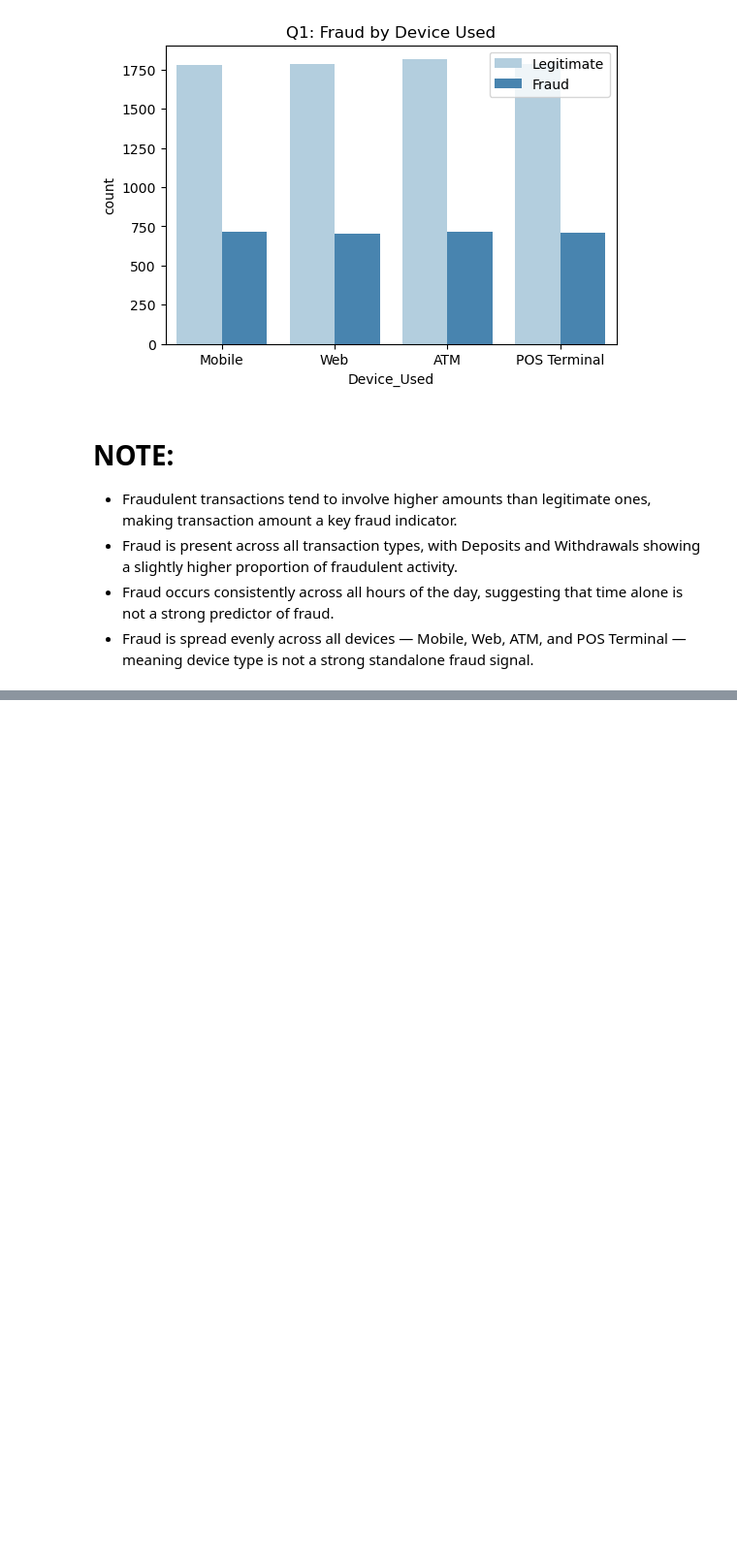
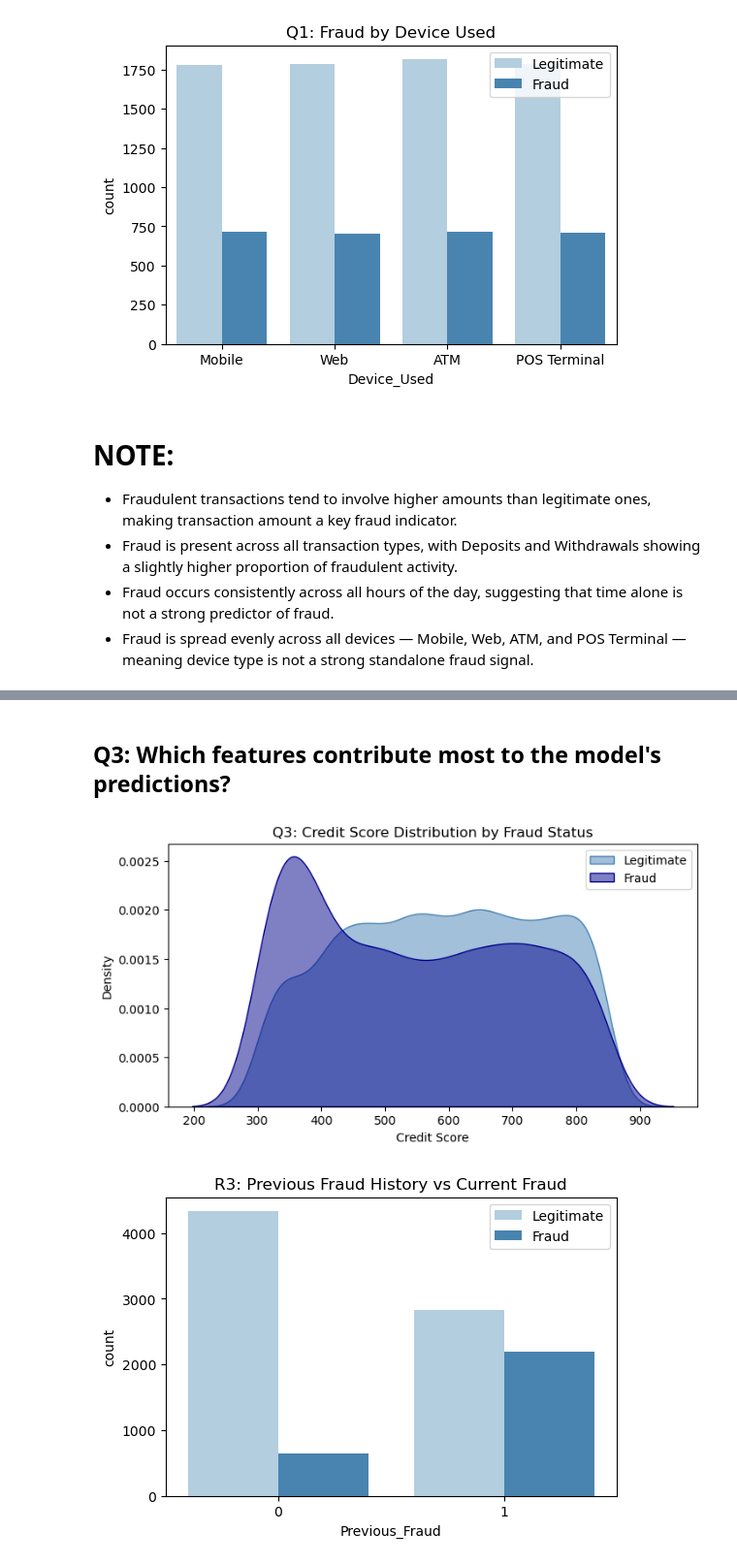
Before and after one commit to nduvawinnie/ai-powered-banking-fraud-detection-analysis, a Jupyter notebook: WINNIE_PROJECTS/new_banking_frauds.ipynb, the cells around one changed output, grey strips where cells are left out. Shown at 97% size. Saved outputs shown, nothing was run; the diff lists cells and outputs as text; code cells hidden in the pictures; blank space fills up the shorter version.

```diff
--- a/WINNIE_PROJECTS/new_banking_frauds.ipynb
+++ b/WINNIE_PROJECTS/new_banking_frauds.ipynb
@@ -263,0 +287,30 @@ plt.show()
+# %% [markdown]
+## Q3: Which features contribute most to the model's predictions?
+# %%
+# Credit Score by Fraud Status — Normal Distribution
+plt.figure(figsize=(8,4))
+sns.kdeplot(data=bf[bf['Is_Fraud']==0], x='Credit_Score',
+            label='Legitimate', fill=True, color='steelblue', alpha=0.5)
+sns.kdeplot(data=bf[bf['Is_Fraud']==1], x='Credit_Score',
+            label='Fraud', fill=True, color='darkblue', alpha=0.5)
+plt.title('Q3: Credit Score Distribution by Fraud Status')
+plt.xlabel('Credit Score')
+plt.ylabel('Density')
+plt.legend()
+plt.show()
+
+# Previous Fraud History
+plt.figure(figsize=(6,4))
+sns.countplot(x='Previous_Fraud', hue='Is_Fraud', data=bf, palette='Blues')
+plt.title('R3: Previous Fraud History vs Current Fraud')
+plt.legend(['Legitimate', 'Fraud'])
+plt.show()
+
+# Correlation Heatmap
+plt.figure(figsize=(8,6))
+sns.heatmap(bf.corr(numeric_only=True), annot=True, fmt='.2f', cmap='Blues')
+plt.title('Q3: Correlation Heatmap — Feature Relationships')
+plt.show()
+# %% [output]
+[figure, added]
+[figure, added]
```
Also changed, not shown: parts of 4 cells of this notebook.
